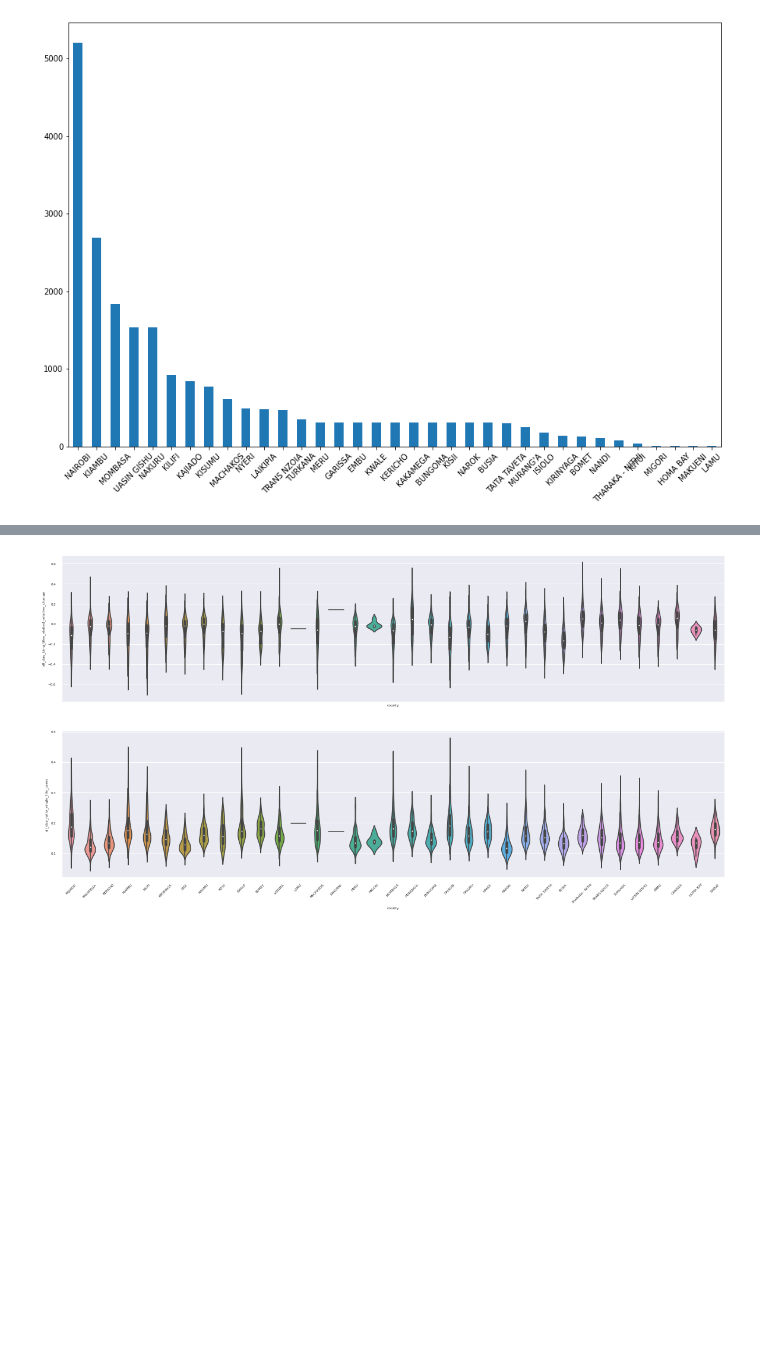
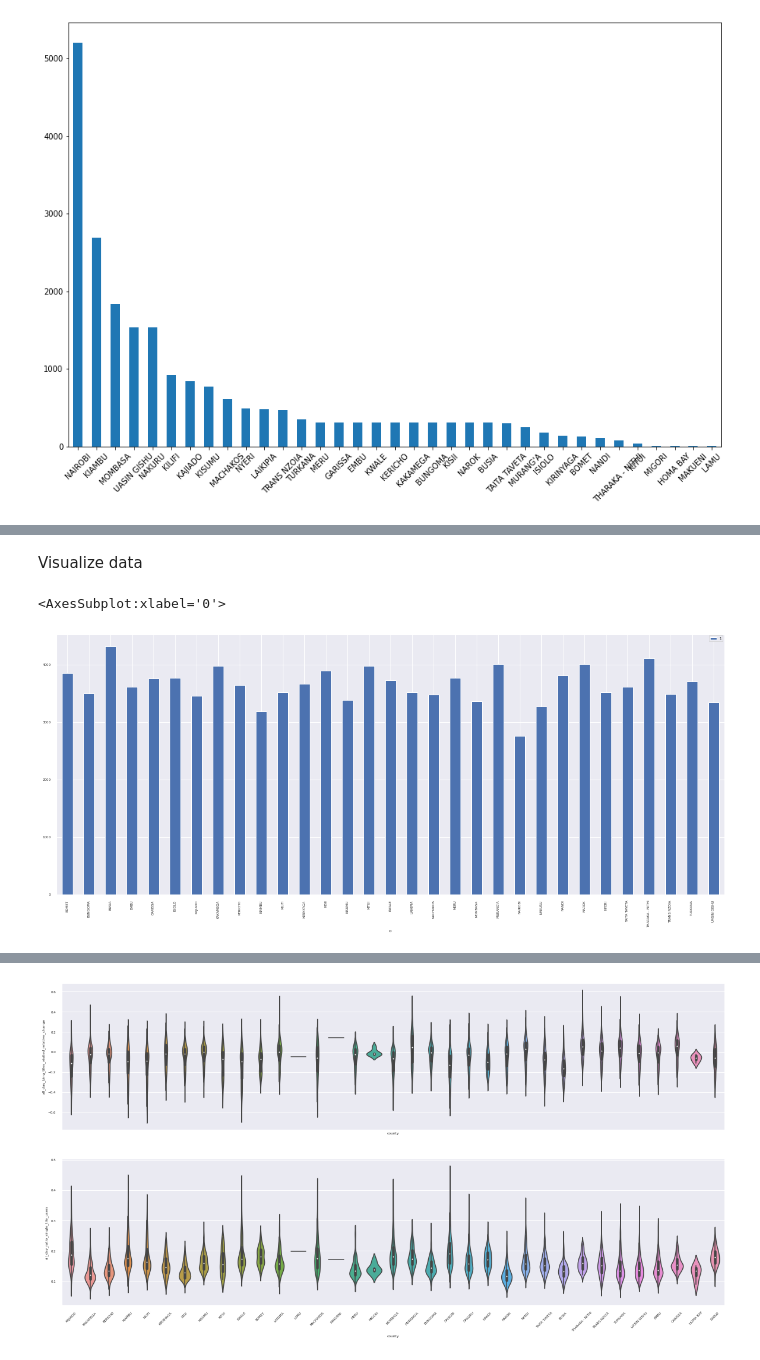
Before and after one commit to sylvia31096/covid_movement, a Jupyter notebook: distribution_analysis.ipynb, the cells around one changed output, grey strips where cells are left out. Saved outputs shown, nothing was run; the diff lists cells and outputs as text; code cells hidden in the pictures; blank space fills up the shorter version.

```diff
--- a/distribution_analysis.ipynb
+++ b/distribution_analysis.ipynb
@@ -157,0 +204,13 @@ The dataset is heavily imbalanced. This might bring up bias when trying to under
+# %%
+from imblearn.combine import SMOTETomek
+smote_tomek = SMOTETomek(random_state=0)
+X_resampled, y_resampled = smote_tomek.fit_resample(X, y)
+# %% [markdown]
+Visualize data
+# %%
+resampled_count_df = pd.DataFrame(sorted(Counter(y_resampled).items()))
+resampled_count_df = resampled_count_df.set_index(0)
+resampled_count_df.plot(kind='bar')
+# %% [output]
+<AxesSubplot:xlabel='0'>
+[figure, added]
```
Also changed, not shown: parts of 17 cells of this notebook, 2 other files.
